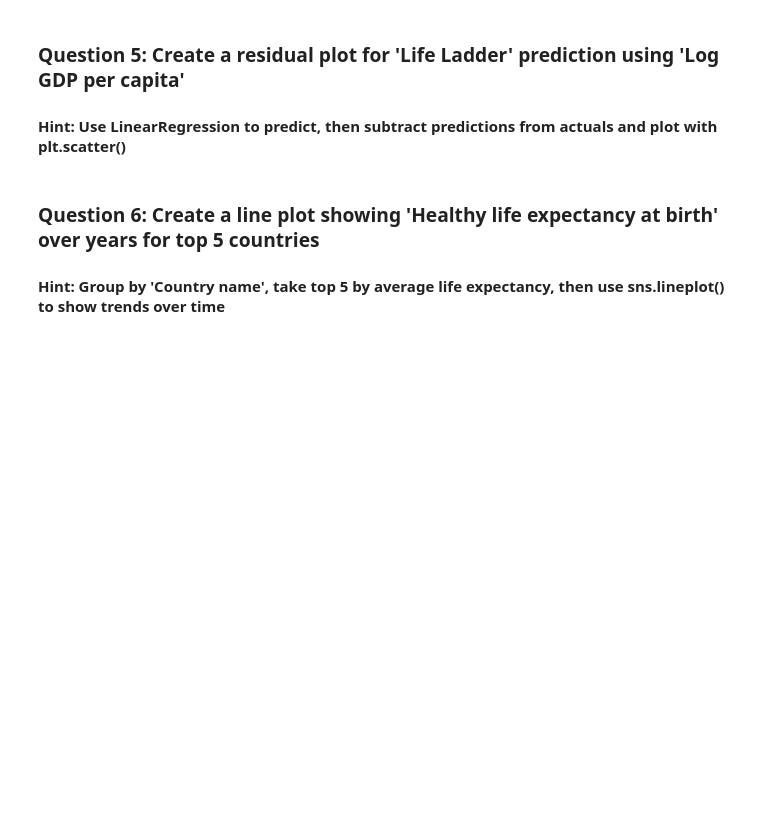
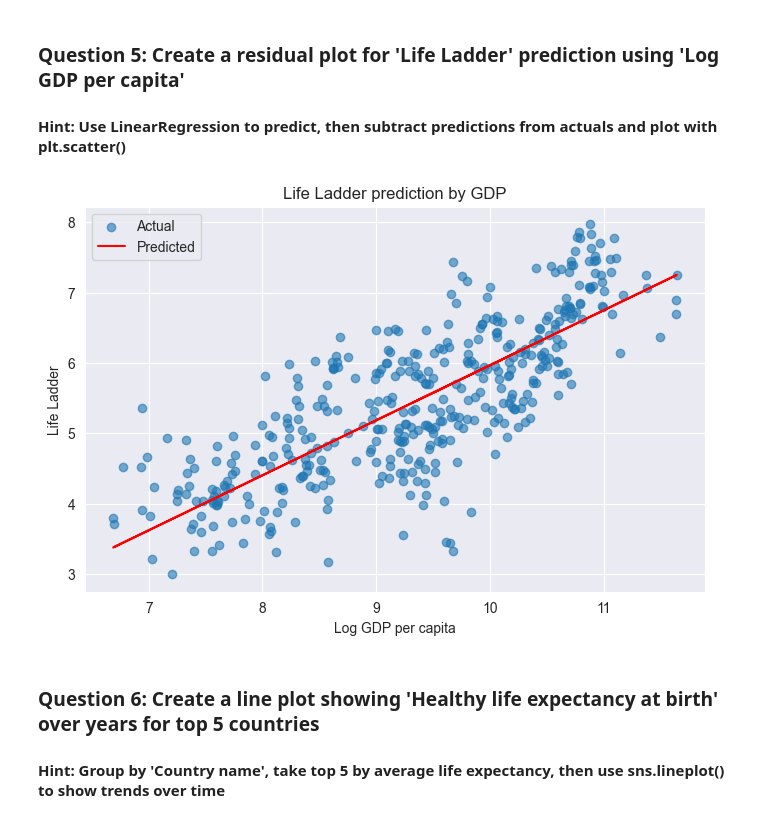
Before and after one commit to teemvat/Python_DataAnalytics, a Jupyter notebook: Assignments/hands_on_python_practice 6.ipynb, the cells around one changed output. Cells and saved outputs as stored; diff of their text form; code cells hidden in the pictures; blank space fills up the shorter version.

```diff
--- a/Assignments/hands_on_python_practice 6.ipynb
+++ b/Assignments/hands_on_python_practice 6.ipynb
@@ -110,6 +114,37 @@ plt.show()
 # %% [markdown]
 ### **Question 5: Create a residual plot for 'Life Ladder' prediction using 'Log GDP per capita'**
 #### Hint: Use LinearRegression to predict, then subtract predictions from actuals and plot with plt.scatter()
+# %%
+x = df[['Log GDP per capita']]
+y = df['Life Ladder']
+
+# Split the dataset into training and testing sets (80% train, 20% test)
+X_train, X_test, y_train, y_test = train_test_split(
+    x, y, test_size=0.2, random_state=42
+)
+
+# Initialize and fit a linear regression model
+model = LinearRegression()
+model.fit(X_train, y_train)
+
+# Predict values for the test set
+y_pred = model.predict(X_test)
+
+# Visualize results
+
+plt.figure(figsize=(8, 5))
+
+plt.scatter(X_test, y_test, label='Actual', alpha=0.6)
+plt.plot(X_test, y_pred, color='red', label='Predicted')
+
+plt.xlabel("Log GDP per capita")
+plt.ylabel("Life Ladder")
+plt.title("Life Ladder prediction by GDP")
+
+plt.legend()
+plt.show()
+# %% [output]
+[figure, added]
 # %% [markdown]
 ### **Question 6: Create a line plot showing 'Healthy life expectancy at birth' over years for top 5 countries**
 #### Hint: Group by 'Country name', take top 5 by average life expectancy, then use sns.lineplot() to show trends over time
```
Also changed, not shown: parts of 10 cells of this notebook.
